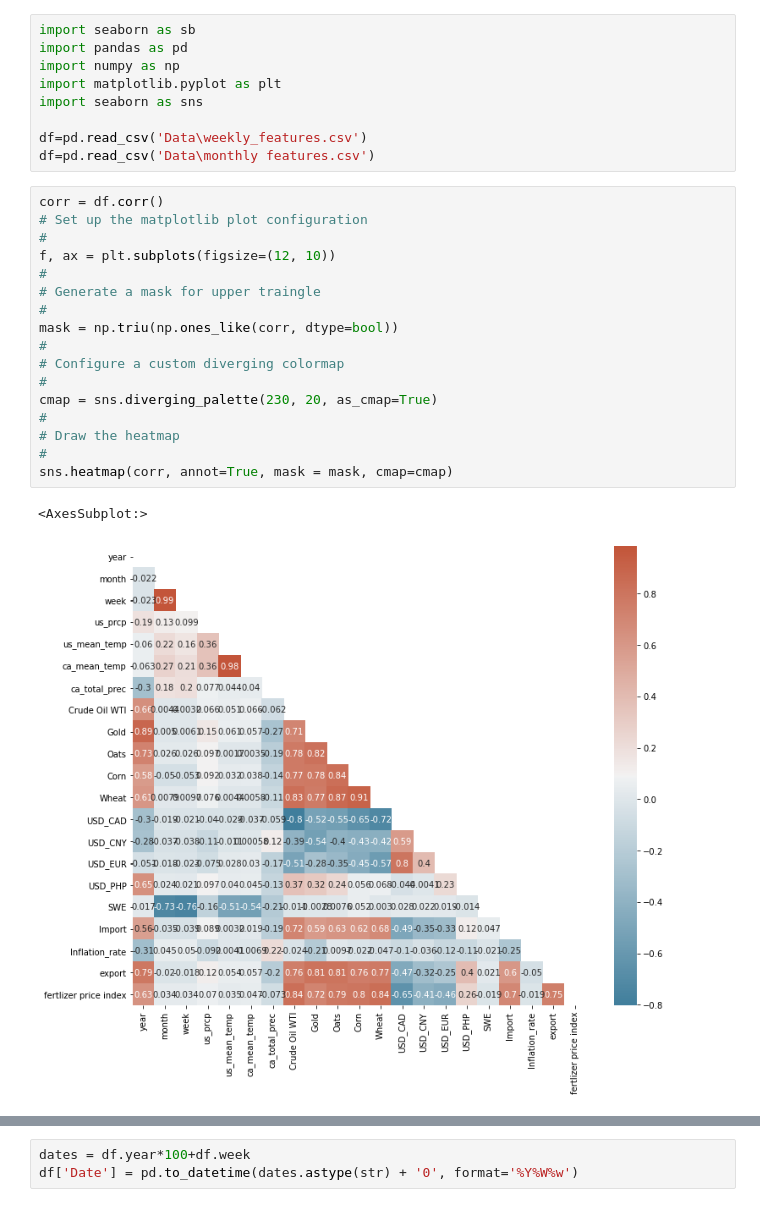
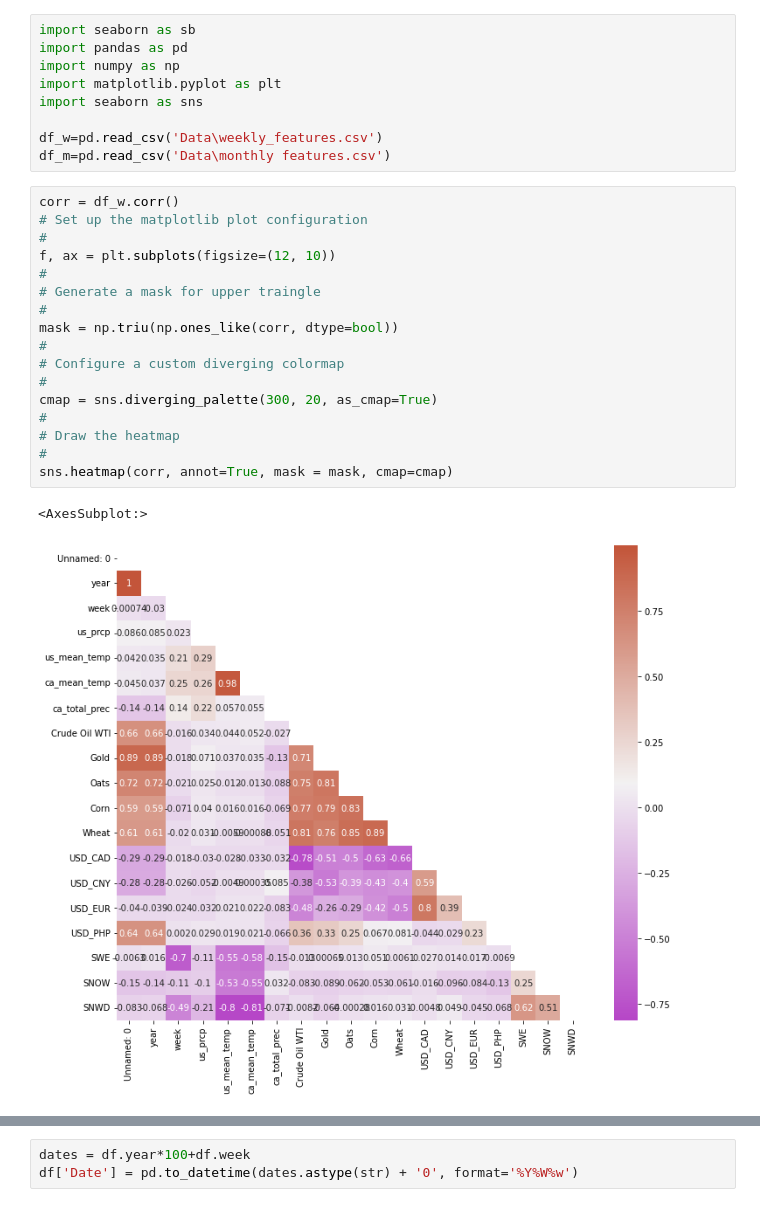
Before and after one commit to zy22159-tech/MasterDT, a Jupyter notebook: ESDA.ipynb, the cells around one changed output, grey strips where cells are left out. Saved outputs shown, nothing was run; the diff lists cells and outputs as text.

```diff
--- a/ESDA.ipynb
+++ b/ESDA.ipynb
@@ -5,28 +5,28 @@ import numpy as np
 import matplotlib.pyplot as plt
 import seaborn as sns
 
-df=pd.read_csv('Data\weekly_features.csv')
-df=pd.read_csv('Data\monthly features.csv')
+df_w=pd.read_csv('Data\weekly_features.csv')
+df_m=pd.read_csv('Data\monthly features.csv')
 # %%
-corr = df.corr()
+corr = df_w.corr()
 # Set up the matplotlib plot configuration
 #
 f, ax = plt.subplots(figsize=(12, 10))
 #
 # Generate a mask for upper traingle
 #
 mask = np.triu(np.ones_like(corr, dtype=bool))
 #
 # Configure a custom diverging colormap
 #
-cmap = sns.diverging_palette(230, 20, as_cmap=True)
+cmap = sns.diverging_palette(300, 20, as_cmap=True)
 #
 # Draw the heatmap
 #
 sns.heatmap(corr, annot=True, mask = mask, cmap=cmap)
 # %% [output]
 <AxesSubplot:>
-[figure, old version]
+[figure, new version]
 # %%
 corr
 # %% [output]
```
Also changed, not shown: parts of 1 cell of this notebook, 7 other files.
